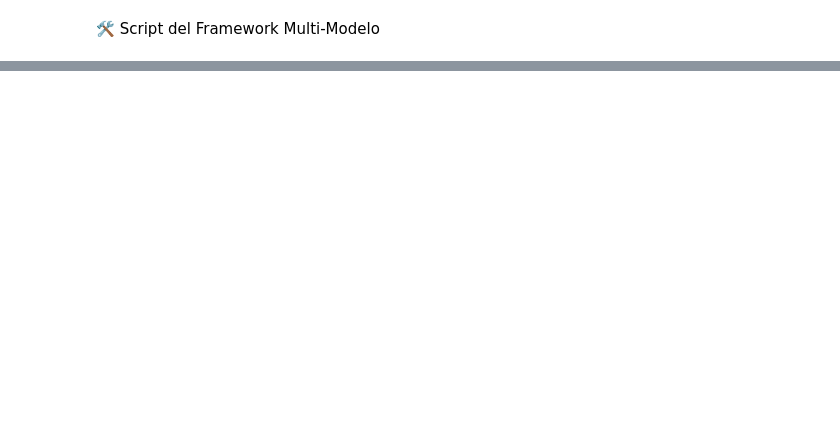
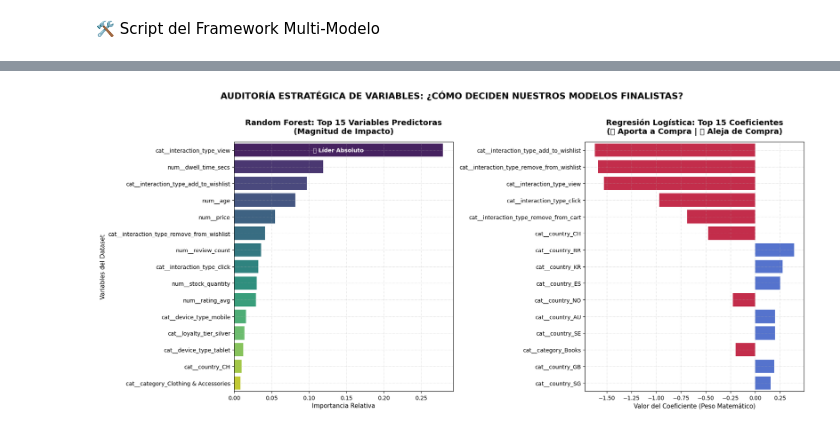
Before and after one commit to carlosgomezagrafojo/Inteligencia_Producto_E_Commerce, a Jupyter notebook: notebooks/modelado.ipynb, the cells around one changed output, grey strips where cells are left out. Drawn from its saved outputs; the diff is of its cells as text; code cells hidden in the pictures; blank space fills up the shorter version.

```diff
--- a/notebooks/modelado.ipynb
+++ b/notebooks/modelado.ipynb
@@ -372,0 +438,82 @@ Necesitamos comprobar basados en hechos si el modelo está asignando el peso mat
+# %%
+# =====================================================================
+# CAPA DE VISUALIZACIÓN GRÁFICA: LIENZO DE INTERPRETABILIDAD COMPARATIVA
+# =====================================================================
+
+# Configuración del espacio de dibujo (Lienzo horizontal de alta resolución)
+fig, axes = plt.subplots(1, 2, figsize=(18, 8))
+
+# ---------------------------------------------------------------------
+# GRÁFICO 1: RANDOM FOREST (Importancia de Variables)
+# ---------------------------------------------------------------------
+# Tomamos las top 15 variables para que el gráfico sea legible y limpio
+top_rf = df_importancia_rf.head(15)
+
+sns.barplot(
+    x="Importancia_RF",
+    y="Variable",
+    data=top_rf,
+    palette="viridis",
+    ax=axes[0],
+)
+axes[0].set_title(
+    "Random Forest: Top 15 Variables Predictoras\n(Magnitud de Impacto)",
+    fontsize=14,
+    weight="bold",
+    pad=15,
+)
+axes[0].set_xlabel("Importancia Relativa", fontsize=11)
+axes[0].set_ylabel("Variables del Dataset", fontsize=11)
+axes[0].grid(True, linestyle=":", alpha=0.6)
+
+# Highlight explícito: Resaltamos con un texto que 'interaction_type_view' es líder
+axes[0].text(
+    top_rf["Importancia_RF"].iloc[0] * 0.5,
+    0,
+    "👑 Líder Absoluto",
+    color="white",
+    weight="bold",
+    va="center",
+    ha="center",
+)
+
+# ---------------------------------------------------------------------
+# GRÁFICO 2: REGRESIÓN LOGÍSTICA (Direccionalidad de Coeficientes)
+# ---------------------------------------------------------------------
+# Tomamos las top 15 de impacto absoluto
+top_lr = df_coeficientes_lr.head(15).copy()
+
+# Creamos una columna de color condicional: Azul si es positivo (+), Rojo si es negativo (-)
+top_lr["Color_Impacto"] = np.where(
+    top_lr["Coeficiente_LR"] >= 0, "royalblue", "crimson"
+)
+
+sns.barplot(
+    x="Coeficiente_LR",
+    y="Variable",
+    data=top_lr,
+    palette=top_lr["Color_Impacto"].tolist(),
+    ax=axes[1],
+)
+axes[1].set_title(
+    "Regresión Logística: Top 15 Coeficientes\n(🔵 Aporta a Compra | 🔴 Aleja de Compra)",
+    fontsize=14,
+    weight="bold",
+    pad=15,
+)
+axes[1].set_xlabel("Valor del Coeficiente (Peso Matemático)", fontsize=11)
+axes[1].set_ylabel("", fontsize=11)  # Omitimos etiqueta y porque comparte eje visual
+axes[1].grid(True, linestyle=":", alpha=0.6)
+
+# ---------------------------------------------------------------------
+# AJUSTES INSTITUCIONALES FINALES
+# ---------------------------------------------------------------------
+plt.suptitle(
+    "AUDITORÍA ESTRATÉGICA DE VARIABLES: ¿CÓMO DECIDEN NUESTROS MODELOS FINALISTAS?",
+    fontsize=16,
+    weight="bold",
+    y=1.02,
+)
+plt.tight_layout()
+plt.show()
+# %% [output]
@@ -372,0 +527 @@ Necesitamos comprobar basados en hechos si el modelo está asignando el peso mat
+[figure, added]
```
Also changed, not shown: parts of 26 cells of this notebook.
